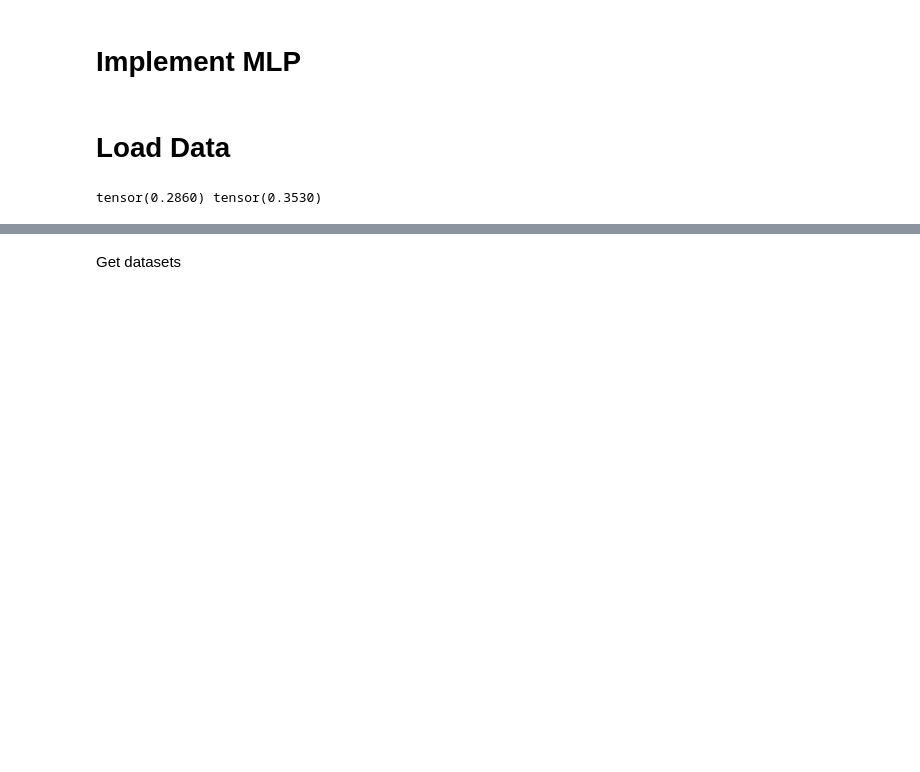
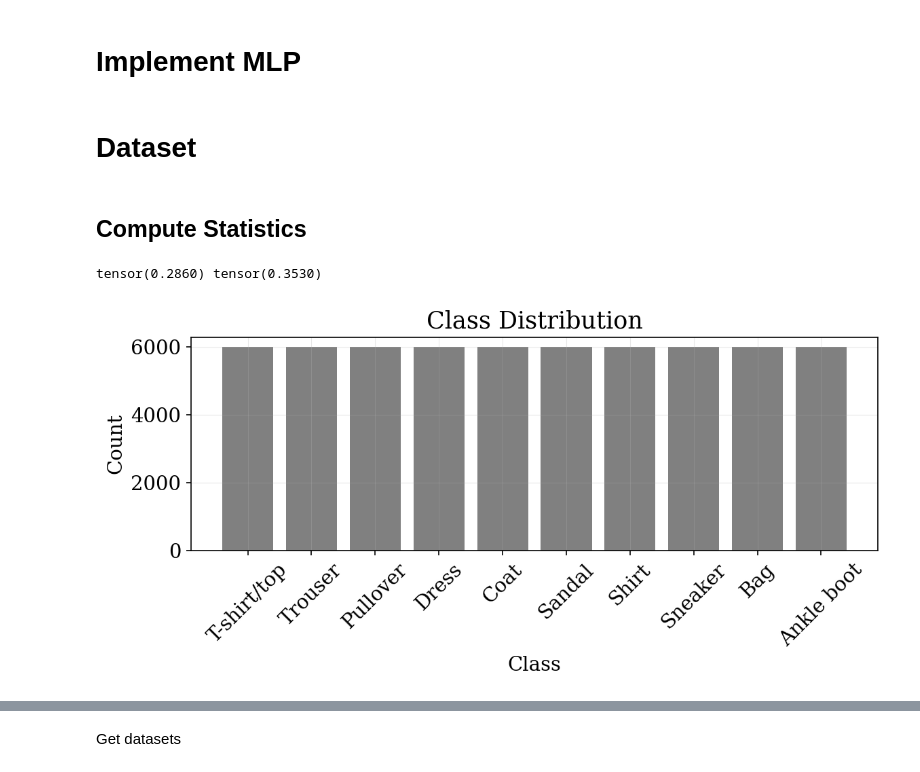
Before and after one commit to audrey352/COMP551, a Jupyter notebook: Assignment3/A3_notebook.ipynb, the cells around one changed output, grey strips where cells are left out. Cells and saved outputs as stored; diff of their text form; code cells hidden in the pictures; blank space fills up the shorter version.

Commit message:
dataset distributions and saving figures for report

```diff
--- a/Assignment3/A3_notebook.ipynb
+++ b/Assignment3/A3_notebook.ipynb
@@ -447,15 +493,34 @@ def train_on_batches(model, optimizer, epochs, train_loader, val_loader=None, ea
         'ax': ax if plot_train else None
         }
 # %% [markdown]
-# Load Data
+# Dataset
+# %% [markdown]
+## Compute Statistics
 # %%
 # Compute mean and std of train dataset (for normalization)
 dataset = datasets.FashionMNIST(root='./data', train=True, download=True, transform=transforms.ToTensor())
-data = dataset.data.float() / 255.0  # convert to float and scale to [0,1]
+images, labels = dataset.data, dataset.targets
+images_scaled = dataset.data.float() / 255.0  # convert to float and scale to [0,1]
 
 # Compute mean and std over all training set (since greyscale images)
-mean = data.mean()
-std = data.std()
-print(mean, std)
+MEAN = images_scaled.mean()
+STD = images_scaled.std()
+print(MEAN, STD)
 # %% [output]
 tensor(0.2860) tensor(0.3530)
+# %%
+# Class distribution
+plt.figure(figsize=(8,4))
+plt.title("Class Distribution")
+
+plt.bar(torch.arange(10), labels.bincount(), color='grey')
+
+plt.xlabel("Class")
+plt.ylabel("Count")
+plt.xticks(torch.arange(10), dataset.classes, rotation=45)
+
+plt.tight_layout()
+plt.savefig(os.path.join(SAVEDIR, 'class_distribution.png'))
+plt.show()
+# %% [output]
+[figure, added]
```
Also changed, not shown: parts of 17 cells of this notebook, 9 other files.
